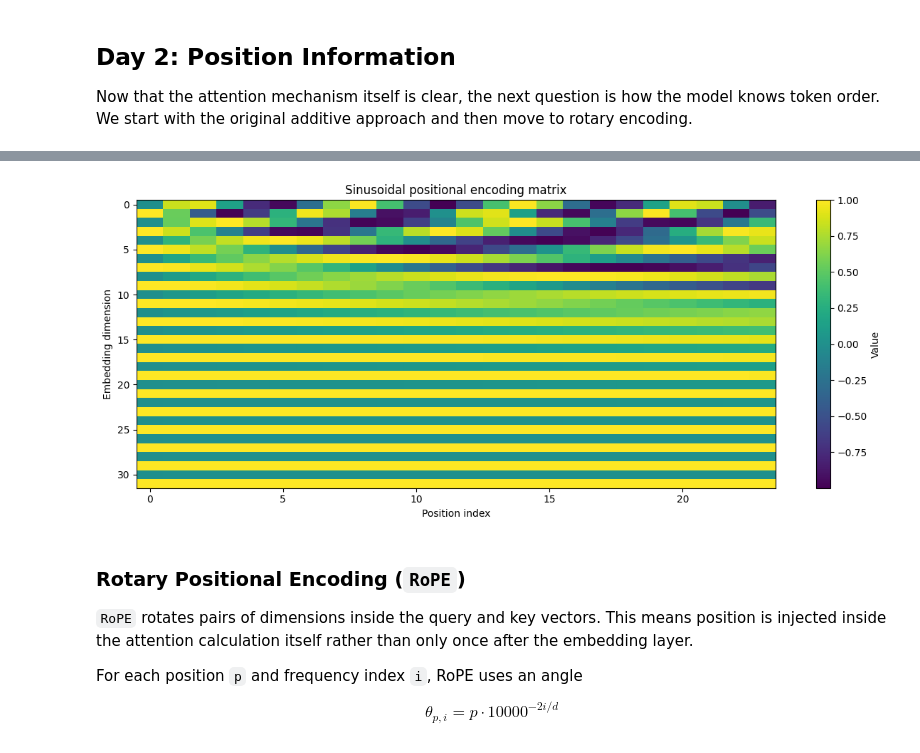
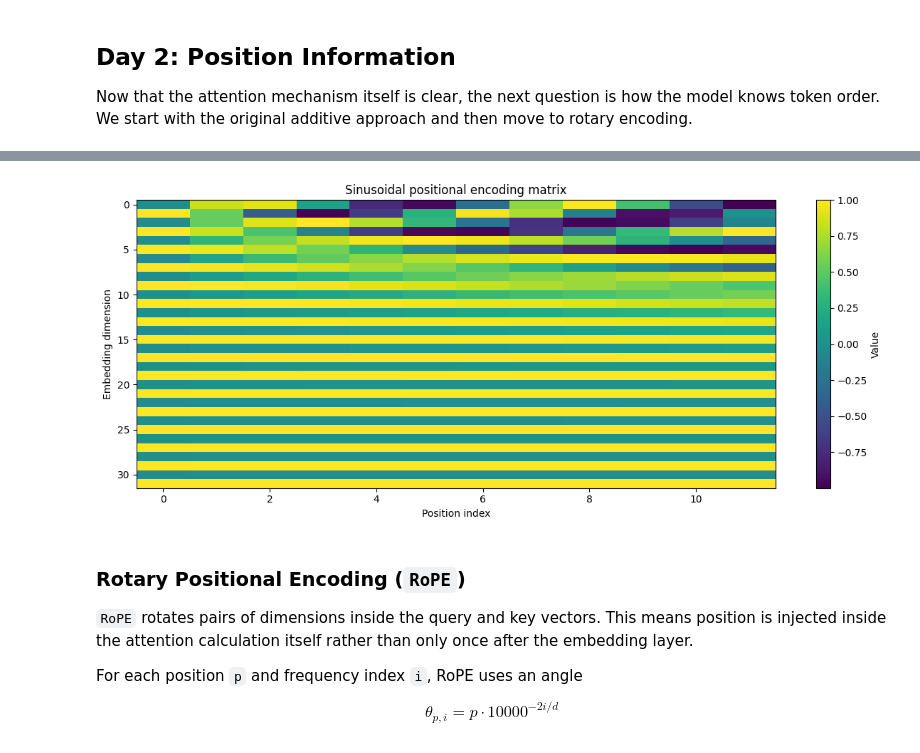
Before and after one commit to mdossett204/AI-maths-foundations, a Jupyter notebook: NLP-learning-notebooks/week6-transformer/Week_6_transformer_attention.ipynb, the cells around one changed output, grey strips where cells are left out. Saved outputs shown, nothing was run; the diff lists cells and outputs as text; code cells hidden in the pictures.

Commit message:
Updated positional encoding

```diff
--- a/NLP-learning-notebooks/week6-transformer/Week_6_transformer_attention.ipynb
+++ b/NLP-learning-notebooks/week6-transformer/Week_6_transformer_attention.ipynb
@@ -194,16 +230,16 @@ $$
 # %%
-pe = sinusoidal_position_encoding(seq_len=24, d_model=32)
+pe = sinusoidal_position_encoding(seq_len=12, d_model=32)
 
 plt.figure(figsize=(12, 5))
 plt.imshow(pe.T, aspect="auto", cmap="viridis")
 plt.colorbar(label="Value")
 plt.xlabel("Position index")
 plt.ylabel("Embedding dimension")
 plt.title("Sinusoidal positional encoding matrix")
 plt.tight_layout()
 plt.show()
 # %% [output]
-[figure, old version]
+[figure, new version]
 # %% [markdown]
 ### Rotary Positional Encoding (`RoPE`)
 `RoPE` rotates pairs of dimensions inside the query and key vectors. This means position is injected inside the attention calculation itself rather than only once after the embedding layer.
```
Also changed, not shown: parts of 6 cells of this notebook.
